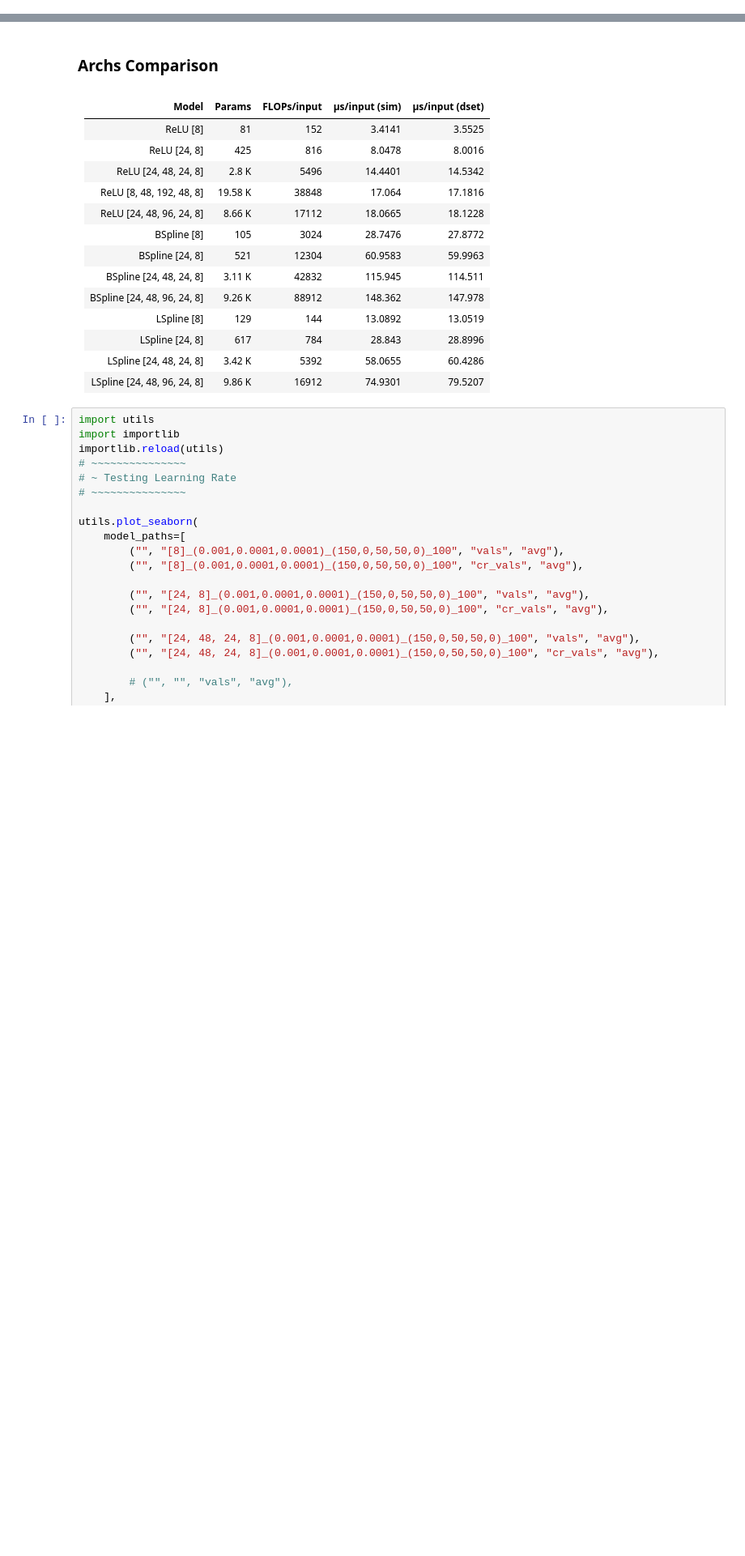
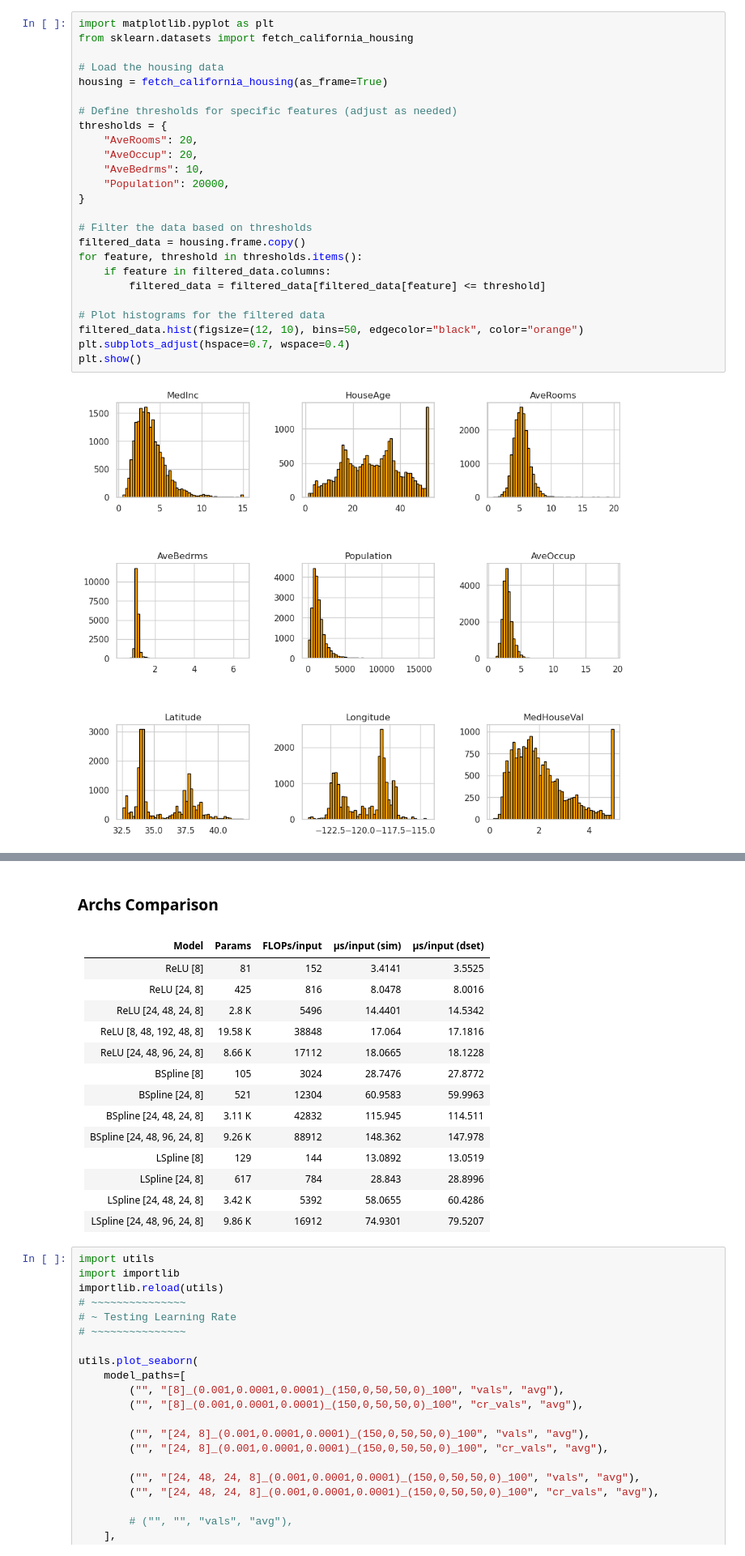
Before and after one commit to liam-hp/deepsplines-thesis, a Jupyter notebook: plot_data.ipynb, the cells around one changed output, grey strips where cells are left out. Shown: that part at 81% size. Cells and saved outputs as stored; diff of their text form; blank space fills up the shorter version.

```diff
--- a/plot_data.ipynb
+++ b/plot_data.ipynb
@@ -1,3 +26,30 @@
+# %%
+import matplotlib.pyplot as plt
+from sklearn.datasets import fetch_california_housing
+
+# Load the housing data
+housing = fetch_california_housing(as_frame=True)
+
+# Define thresholds for specific features (adjust as needed)
+thresholds = {
+    "AveRooms": 20,
+    "AveOccup": 20,
+    "AveBedrms": 10,
+    "Population": 20000,
+}
+
+# Filter the data based on thresholds
+filtered_data = housing.frame.copy()
+for feature, threshold in thresholds.items():
+    if feature in filtered_data.columns:
+        filtered_data = filtered_data[filtered_data[feature] <= threshold]
+
+# Plot histograms for the filtered data
+filtered_data.hist(figsize=(12, 10), bins=50, edgecolor="black", color="orange")
+plt.subplots_adjust(hspace=0.7, wspace=0.4)
+plt.show()
+# %% [output]
+[figure, added]
 # %%
 import importlib, utils
 importlib.reload(utils)
```
Also changed, not shown: parts of 9 cells of this notebook, 11 other files.
